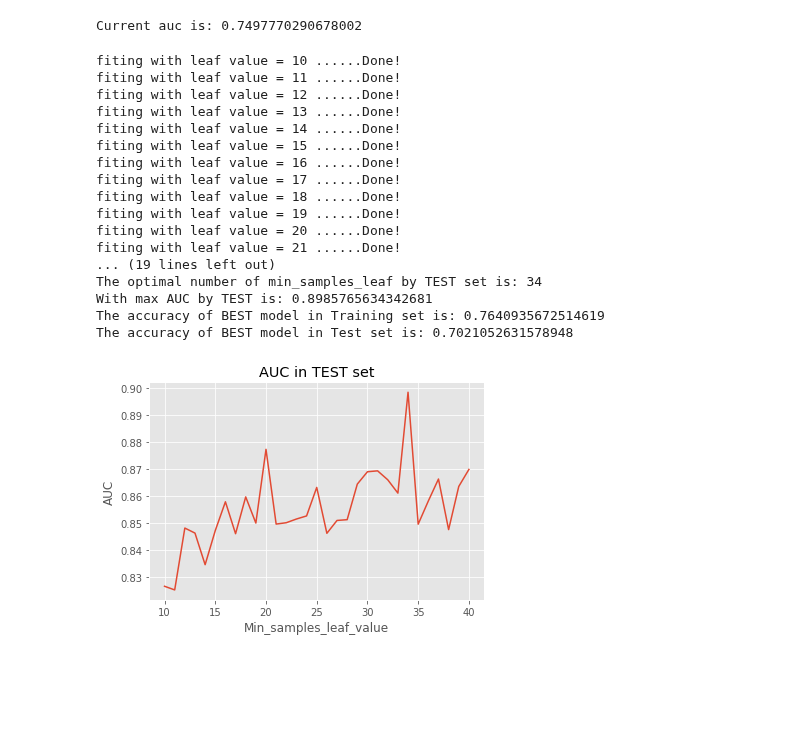
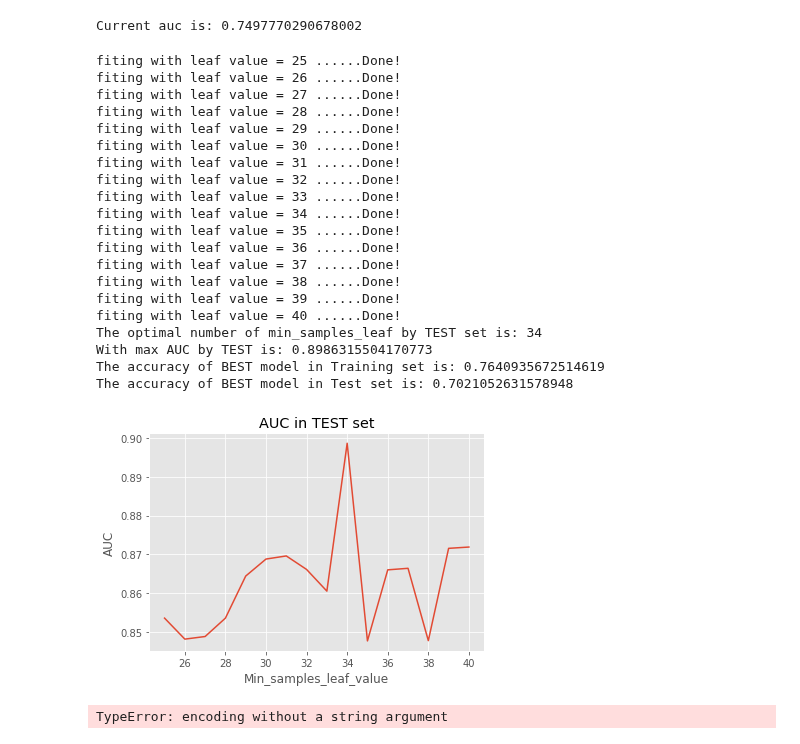
Before and after one commit to HenryLiangzy/COMP9417_Project, a Jupyter notebook: Henry_s_work.ipynb, the cells around one changed output. Drawn from its saved outputs; the diff is of its cells as text; code cells hidden in the pictures; blank space fills up the shorter version.

```diff
--- a/Henry_s_work.ipynb
+++ b/Henry_s_work.ipynb
@@ -103,7 +126,7 @@ best_model = None
 
 min_samples_leaf_value = 0
 max_auc = 0
-leaf_value_range = range(10, 41)
+leaf_value_range = range(25, 41)
 for leaf_value in leaf_value_range:
     print("fiting with leaf value = {} ...... ".format(leaf_value), end="")
     model = DecisionTreeClassifier(min_samples_leaf=leaf_value)
@@ -112,46 +135,52 @@ for leaf_value in leaf_value_range:
     print("Done!")
 
     prediction = model.predict_proba(test_x)
     auc = roc_auc_score(test_y, prediction, multi_class='ovr')
     test_record.append(auc)
 
     if auc > max_auc:
         max_auc = auc
         min_samples_leaf_value = leaf_value
         best_model = model
 
 print("The optimal number of min_samples_leaf by TEST set is:", min_samples_leaf_value)
 print("With max AUC by TEST is:", max_auc)
 print("The accuracy of BEST model in Training set is:", best_model.score(train_x, train_y))
 print("The accuracy of BEST model in Test set is:", best_model.score(test_x, test_y))
 
-
 plt.style.use('ggplot')
 # fig = plt.figure(figsize=(12, 6))
 fig = plt.figure()
 ax1 = fig.add_subplot(111)
 ax1.plot(leaf_value_range, test_record)
 ax1.set_title('AUC in TEST set')
 ax1.set_xlabel('Min_samples_leaf_value')
 ax1.set_ylabel('AUC')
 
 plt.show()
 # %% [output]
-fiting with leaf value = 10 ......Done!
-fiting with leaf value = 11 ......Done!
-fiting with leaf value = 12 ......Done!
-fiting with leaf value = 13 ......Done!
-fiting with leaf value = 14 ......Done!
-fiting with leaf value = 15 ......Done!
-fiting with leaf value = 16 ......Done!
-fiting with leaf value = 17 ......Done!
-fiting with leaf value = 18 ......Done!
-fiting with leaf value = 19 ......Done!
-fiting with leaf value = 20 ......Done!
-fiting with leaf value = 21 ......Done!
-... (19 lines left out)
+fiting with leaf value = 25 ......Done!
+fiting with leaf value = 26 ......Done!
+fiting with leaf value = 27 ......Done!
+fiting with leaf value = 28 ......Done!
+fiting with leaf value = 29 ......Done!
+fiting with leaf value = 30 ......Done!
+fiting with leaf value = 31 ......Done!
+fiting with leaf value = 32 ......Done!
+fiting with leaf value = 33 ......Done!
+fiting with leaf value = 34 ......Done!
+fiting with leaf value = 35 ......Done!
+fiting with leaf value = 36 ......Done!
+fiting with leaf value = 37 ......Done!
+fiting with leaf value = 38 ......Done!
+fiting with leaf value = 39 ......Done!
+fiting with leaf value = 40 ......Done!
 The optimal number of min_samples_leaf by TEST set is: 34
-With max AUC by TEST is: 0.8985765634342681
+With max AUC by TEST is: 0.8986315504170773
 The accuracy of BEST model in Training set is: 0.7640935672514619
 The accuracy of BEST model in Test set is: 0.7021052631578948
-[figure, old version]
+[figure, new version]
+# %%
+save_model(best_model, 'test_model')
+# %% [output]
+TypeError: encoding without a string argument
```
Also changed, not shown: parts of 6 cells of this notebook.
